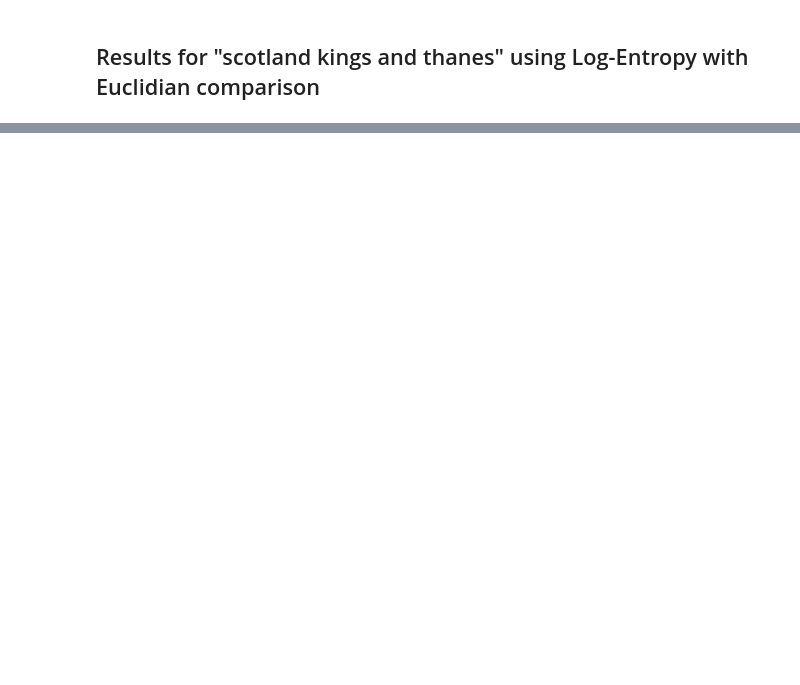
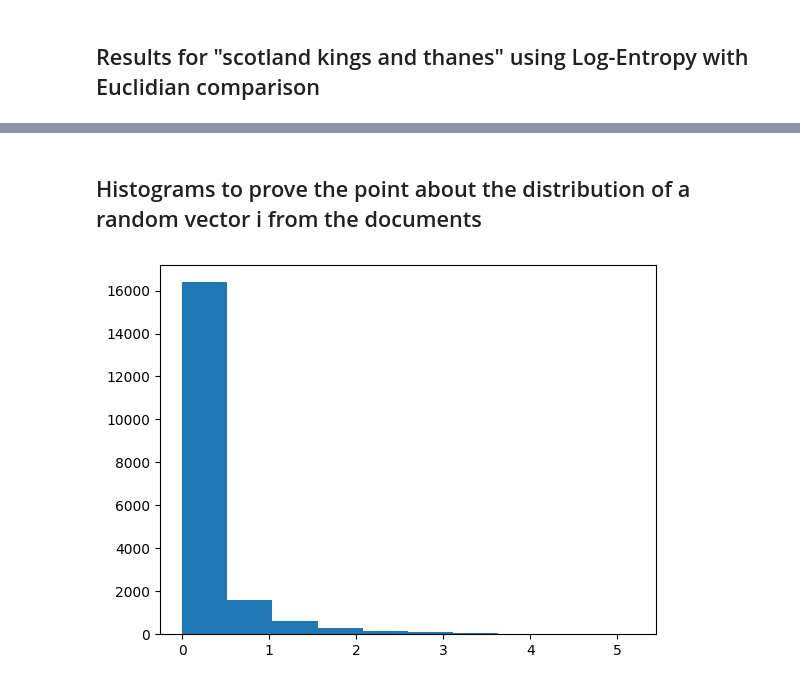
Before and after one commit to IYanakiev34/InfoRet1, a Jupyter notebook: lab2/code-ex/lec2-ex/SearchHomework.ipynb, the cells around one changed output, grey strips where cells are left out. Cells and saved outputs as stored; diff of their text form; code cells hidden in the pictures; blank space fills up the shorter version.

```diff
--- a/lab2/code-ex/lec2-ex/SearchHomework.ipynb
+++ b/lab2/code-ex/lec2-ex/SearchHomework.ipynb
@@ -428,0 +411,9 @@ print(inv_ind.kendalltau_comparison(a,b))
+# %% [markdown]
+## Histograms to prove the point about the distribution of a random vector i from the documents
+# %%
+import matplotlib.pyplot as plt
+v = inv_ind.get_doc_vector(2)
+plt.hist(v)
+plt.show()
+# %% [output]
+[figure, added]
```
Also changed, not shown: parts of 21 cells of this notebook, 3 other files.
